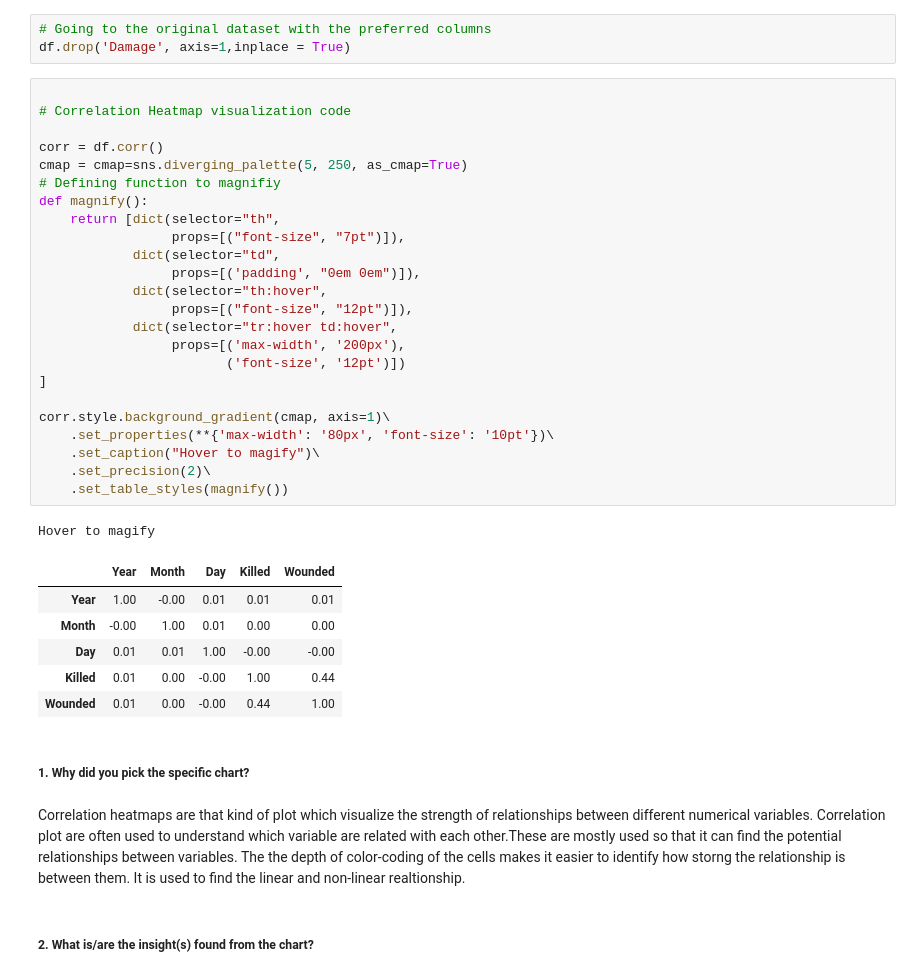
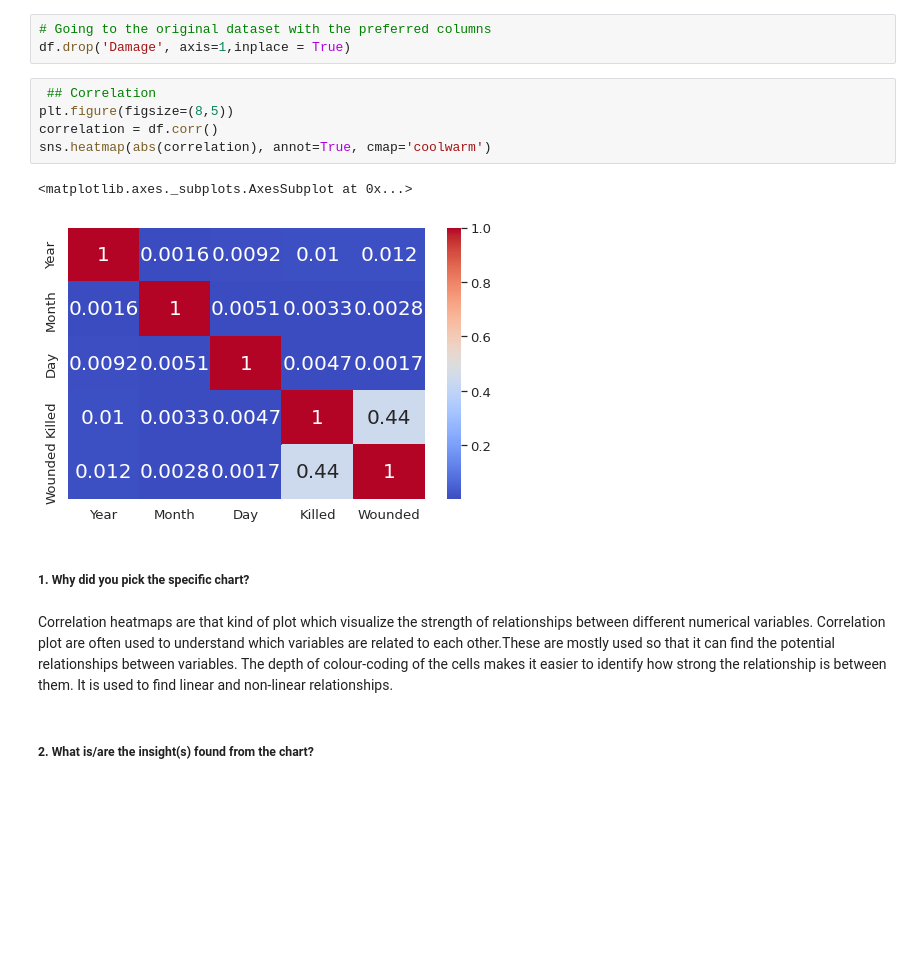
Before and after one commit to maxashoka3/EDA-Global-Terrorism-Dataset, a Jupyter notebook: EDA_Global_Terrorism_Dataset.ipynb, the cells around one changed output. Saved outputs shown, nothing was run; the diff lists cells and outputs as text; blank space fills up the shorter version.

```diff
--- a/EDA_Global_Terrorism_Dataset.ipynb
+++ b/EDA_Global_Terrorism_Dataset.ipynb
@@ -1277,42 +1313,18 @@ All the countries attack rate has decreased rapdily but in Afganistan it just de
 # %%
 # Going to the original dataset with the preferred columns
 df.drop('Damage', axis=1,inplace = True)
-# %%
-
-# Correlation Heatmap visualization code
-
-corr = df.corr()
-cmap = cmap=sns.diverging_palette(5, 250, as_cmap=True)
-# Defining function to magnifiy
-def magnify():
-    return [dict(selector="th",
-                 props=[("font-size", "7pt")]),
-            dict(selector="td",
-                 props=[('padding', "0em 0em")]),
-            dict(selector="th:hover",
-                 props=[("font-size", "12pt")]),
-            dict(selector="tr:hover td:hover",
-                 props=[('max-width', '200px'),
-                        ('font-size', '12pt')])
-]
-
-corr.style.background_gradient(cmap, axis=1)\
-    .set_properties(**{'max-width': '80px', 'font-size': '10pt'})\
-    .set_caption("Hover to magify")\
-    .set_precision(2)\
-    .set_table_styles(magnify())
-# %% [output]
-Hover to magify
-|  | Year | Month | Day | Killed | Wounded |
-| Year | 1.00 | -0.00 | 0.01 | 0.01 | 0.01 |
-| Month | -0.00 | 1.00 | 0.01 | 0.00 | 0.00 |
-| Day | 0.01 | 0.01 | 1.00 | -0.00 | -0.00 |
-| Killed | 0.01 | 0.00 | -0.00 | 1.00 | 0.44 |
-| Wounded | 0.01 | 0.00 | -0.00 | 0.44 | 1.00 |
+# %%
+ ## Correlation
+plt.figure(figsize=(8,5))
+correlation = df.corr()
+sns.heatmap(abs(correlation), annot=True, cmap='coolwarm')
+# %% [output]
+<matplotlib.axes._subplots.AxesSubplot at 0x...>
+[figure, added]
 # %% [markdown]
 ##### 1. Why did you pick the specific chart?
 # %% [markdown]
-Correlation heatmaps are that kind of plot which visualize the strength of relationships between different numerical variables. Correlation plot are often used to understand which variable are related with each other.These are mostly used so that it can find the potential relationships between variables. The the depth of color-coding of the cells makes it easier to identify how storng the relationship is between them. It is used to find the linear and non-linear realtionship.
+Correlation heatmaps are that kind of plot which visualize the strength of relationships between different numerical variables. Correlation plot are often used to understand which variables are related to each other.These are mostly used so that it can find the potential relationships between variables. The depth of colour-coding of the cells makes it easier to identify how strong the relationship is between them. It is used to find linear and non-linear relationships.
 # %% [markdown]
 ##### 2. What is/are the insight(s) found from the chart?
 # %% [markdown]
```
Also changed, not shown: parts of 102 cells of this notebook.
